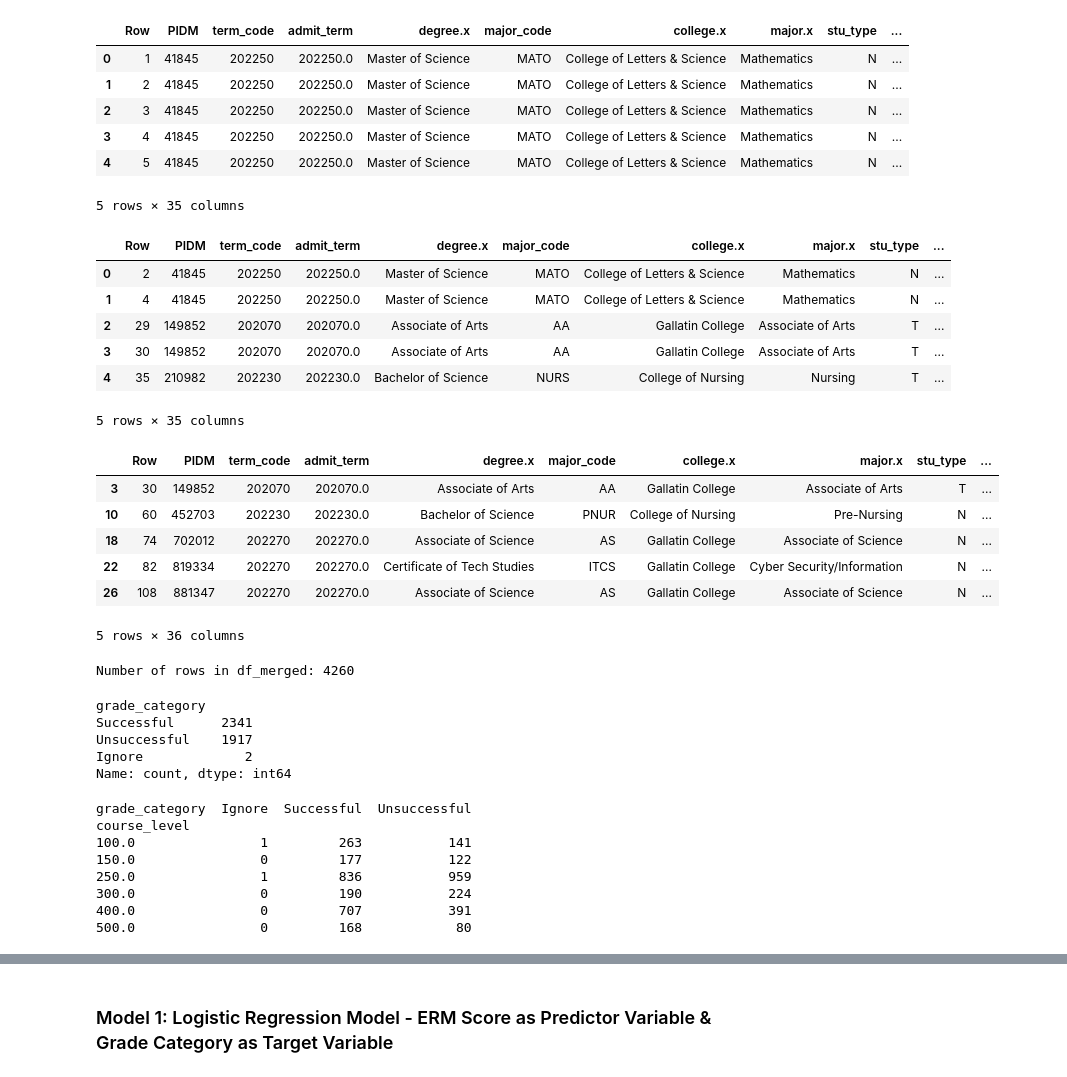
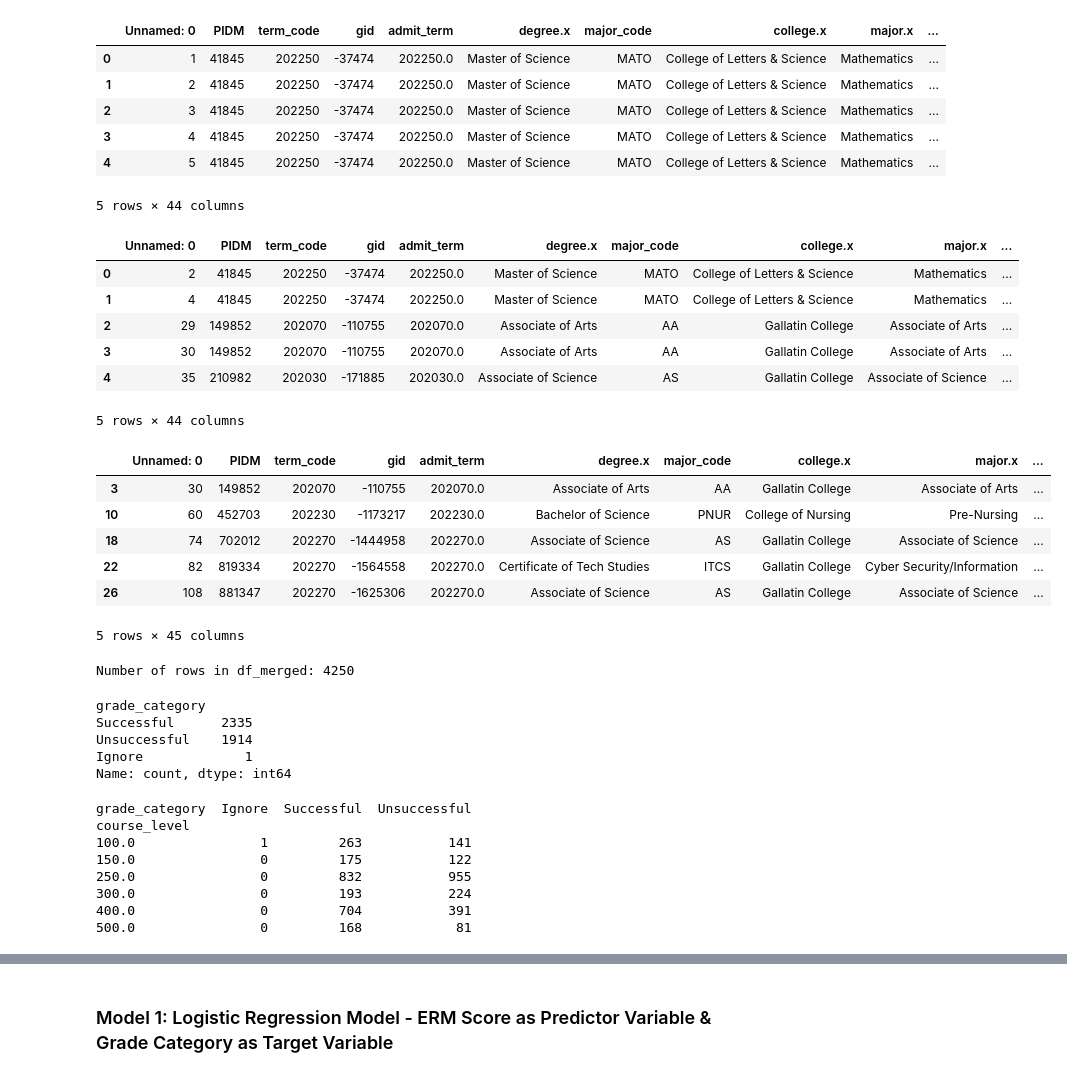
Before and after one commit to britrthompson/MSBA_Capstone, a Jupyter notebook: math_placement.ipynb, the cells around one changed output, grey strips where cells are left out. Drawn from its saved outputs; the diff is of its cells as text; code cells hidden in the pictures.

```diff
--- a/math_placement.ipynb
+++ b/math_placement.ipynb
@@ -6,7 +6,6 @@ from sklearn.ensemble import RandomForestClassifier
 from sklearn.linear_model import LogisticRegression
 from sklearn.model_selection import train_test_split
 from sklearn.metrics import accuracy_score, classification_report
-from sklearn.metrics import classification_report
 from sklearn.preprocessing import LabelEncoder
 from sklearn import tree
 import matplotlib.pyplot as plt
@@ -16,7 +15,7 @@ from sklearn.metrics import confusion_matrix
 import seaborn as sns
 
 # Read the math placement data from the Excel file
-df_math_placement = pd.read_excel('math_placement.xlsx')
+df_math_placement = pd.read_excel('math_placement2024-02-29.xlsx')
 
 # Read the edready raw scores data from the CSV file
 df_ed_ready = pd.read_csv('edready_raw_scores.csv')
@@ -94,25 +93,25 @@ def determine_course_level(course_number, campus_code):
 # Apply the function to each row in df_cleaned to create a new 'course_level' column
 df_cleaned['course_level'] = df_cleaned.apply(lambda row: determine_course_level(row['course_number'], row['campus_code']), axis=1)
 
+# Make sure the column names match in both dataframes before merging
+df_cleaned.rename(columns={'pidm': 'PIDM'}, inplace=True)
+
 # Create a new column to store the PIDM, course number, and term as a single string
 df_cleaned['PIDM_course_number_term'] = df_cleaned['PIDM'].astype(str) + '_' + df_cleaned['course_number'].astype(str) + '_' + df_cleaned['term'].astype(str)
 
 # Remove duplicates based on the new column
 df_cleaned = df_cleaned.drop_duplicates(subset='PIDM_course_number_term')
 
-# Make sure the column names match in both dataframes before merging
-df_cleaned.rename(columns={'pidm': 'PIDM'}, inplace=True)
-
 # Display the cleaned and imputed dataframe
 df_cleaned.head()
 # %% [output]
-|  | Row | PIDM | term_code | admit_term | degree.x | major_code | college.x | major.x | stu_type | ... |
-| 0 | 1 | 41845 | 202250 | 202250.0 | Master of Science | MATO | College of Letters & Science | Mathematics | N | ... |
-| 1 | 2 | 41845 | 202250 | 202250.0 | Master of Science | MATO | College of Letters & Science | Mathematics | N | ... |
-| 2 | 3 | 41845 | 202250 | 202250.0 | Master of Science | MATO | College of Letters & Science | Mathematics | N | ... |
-| 3 | 4 | 41845 | 202250 | 202250.0 | Master of Science | MATO | College of Letters & Science | Mathematics | N | ... |
-| 4 | 5 | 41845 | 202250 | 202250.0 | Master of Science | MATO | College of Letters & Science | Mathematics | N | ... |
+|  | Unnamed: 0 | PIDM | term_code | gid | admit_term | degree.x | major_code | college.x | major.x | ... |
+| 0 | 1 | 41845 | 202250 | -37474 | 202250.0 | Master of Science | MATO | College of Letters & Science | Mathematics | ... |
+| 1 | 2 | 41845 | 202250 | -37474 | 202250.0 | Master of Science | MATO | College of Letters & Science | Mathematics | ... |
+| 2 | 3 | 41845 | 202250 | -37474 | 202250.0 | Master of Science | MATO | College of Letters & Science | Mathematics | ... |
+| 3 | 4 | 41845 | 202250 | -37474 | 202250.0 | Master of Science | MATO | College of Letters & Science | Mathematics | ... |
+| 4 | 5 | 41845 | 202250 | -37474 | 202250.0 | Master of Science | MATO | College of Letters & Science | Mathematics | ... |
-5 rows × 35 columns
+5 rows × 44 columns
 # %%
 
 # Convert 'term' to a numeric type to ensure correct sorting
@@ -133,40 +132,37 @@ df_oldest.sort_values(by=['PIDM', 'term'], ascending=[True, True], inplace=True)
 # Show the updated DataFrame
 df_oldest.head()
 # %% [output]
-|  | Row | PIDM | term_code | admit_term | degree.x | major_code | college.x | major.x | stu_type | ... |
-| 0 | 2 | 41845 | 202250 | 202250.0 | Master of Science | MATO | College of Letters & Science | Mathematics | N | ... |
-| 1 | 4 | 41845 | 202250 | 202250.0 | Master of Science | MATO | College of Letters & Science | Mathematics | N | ... |
-| 2 | 29 | 149852 | 202070 | 202070.0 | Associate of Arts | AA | Gallatin College | Associate of Arts | T | ... |
-| 3 | 30 | 149852 | 202070 | 202070.0 | Associate of Arts | AA | Gallatin College | Associate of Arts | T | ... |
-| 4 | 35 | 210982 | 202230 | 202230.0 | Bachelor of Science | NURS | College of Nursing | Nursing | T | ... |
+|  | Unnamed: 0 | PIDM | term_code | gid | admit_term | degree.x | major_code | college.x | major.x | ... |
+| 0 | 2 | 41845 | 202250 | -37474 | 202250.0 | Master of Science | MATO | College of Letters & Science | Mathematics | ... |
+| 1 | 4 | 41845 | 202250 | -37474 | 202250.0 | Master of Science | MATO | College of Letters & Science | Mathematics | ... |
+| 2 | 29 | 149852 | 202070 | -110755 | 202070.0 | Associate of Arts | AA | Gallatin College | Associate of Arts | ... |
+| 3 | 30 | 149852 | 202070 | -110755 | 202070.0 | Associate of Arts | AA | Gallatin College | Associate of Arts | ... |
+| 4 | 35 | 210982 | 202030 | -171885 | 202030.0 | Associate of Science | AS | Gallatin College | Associate of Science | ... |
-5 rows × 35 columns
+5 rows × 44 columns
 # %%
 # Trim whitespace from headers
 df_oldest.columns = df_oldest.columns.str.strip()
 df_ed_ready.columns = df_ed_ready.columns.str.strip()
 
 # Merge the two dataframes based on the PIDM
 df_merged = pd.merge(df_oldest, df_ed_ready[['PIDM', 'ERM_SCORE']], on='PIDM', how='left')
 
-# Drop NaN values from the 'hs_gpa' and 'ERM_SCORE' columns
-df_merged.dropna(subset=['ERM_SCORE','course_level','hs_gpa'], inplace=True)
-
 # Display the merged dataframe
 df_merged.head()
 # %% [output]
-|  | Row | PIDM | term_code | admit_term | degree.x | major_code | college.x | major.x | stu_type | ... |
-| 3 | 30 | 149852 | 202070 | 202070.0 | Associate of Arts | AA | Gallatin College | Associate of Arts | T | ... |
-| 10 | 60 | 452703 | 202230 | 202230.0 | Bachelor of Science | PNUR | College of Nursing | Pre-Nursing | N | ... |
-| 18 | 74 | 702012 | 202270 | 202270.0 | Associate of Science | AS | Gallatin College | Associate of Science | N | ... |
-| 22 | 82 | 819334 | 202270 | 202270.0 | Certificate of Tech Studies | ITCS | Gallatin College | Cyber Security/Information | N | ... |
-| 26 | 108 | 881347 | 202270 | 202270.0 | Associate of Science | AS | Gallatin College | Associate of Science | N | ... |
+|  | Unnamed: 0 | PIDM | term_code | gid | admit_term | degree.x | major_code | college.x | major.x | ... |
+| 3 | 30 | 149852 | 202070 | -110755 | 202070.0 | Associate of Arts | AA | Gallatin College | Associate of Arts | ... |
+| 10 | 60 | 452703 | 202230 | -1173217 | 202230.0 | Bachelor of Science | PNUR | College of Nursing | Pre-Nursing | ... |
+| 18 | 74 | 702012 | 202270 | -1444958 | 202270.0 | Associate of Science | AS | Gallatin College | Associate of Science | ... |
+| 22 | 82 | 819334 | 202270 | -1564558 | 202270.0 | Certificate of Tech Studies | ITCS | Gallatin College | Cyber Security/Information | ... |
+| 26 | 108 | 881347 | 202270 | -1625306 | 202270.0 | Associate of Science | AS | Gallatin College | Associate of Science | ... |
-5 rows × 36 columns
+5 rows × 45 columns
 # %%
 # Count the number of rows in the merged dataframe
 num_rows = df_merged.shape[0]
 print(f"Number of rows in df_merged: {num_rows}")
 # %% [output]
-Number of rows in df_merged: 4260
+Number of rows in df_merged: 4250
 # %%
 
 # Count the occurrences of each grade category
@@ -176,9 +172,9 @@ grade_counts = df_merged['grade_category'].value_counts()
 print(grade_counts)
 # %% [output]
 grade_category
-Successful      2341
-Unsuccessful    1917
-Ignore             2
+Successful      2335
+Unsuccessful    1914
+Ignore             1
 Name: count, dtype: int64
 # %%
 # Group by 'course_level' and then count occurrences of each 'grade_category' within each level
@@ -190,8 +186,8 @@ print(grade_category_distribution)
 grade_category  Ignore  Successful  Unsuccessful
 course_level
 100.0                1         263           141
-150.0                0         177           122
-250.0                1         836           959
-300.0                0         190           224
-400.0                0         707           391
-500.0                0         168            80
+150.0                0         175           122
+250.0                0         832           955
+300.0                0         193           224
+400.0                0         704           391
+500.0                0         168            81
```
Also changed, not shown: parts of 10 cells of this notebook, 1 other file.
